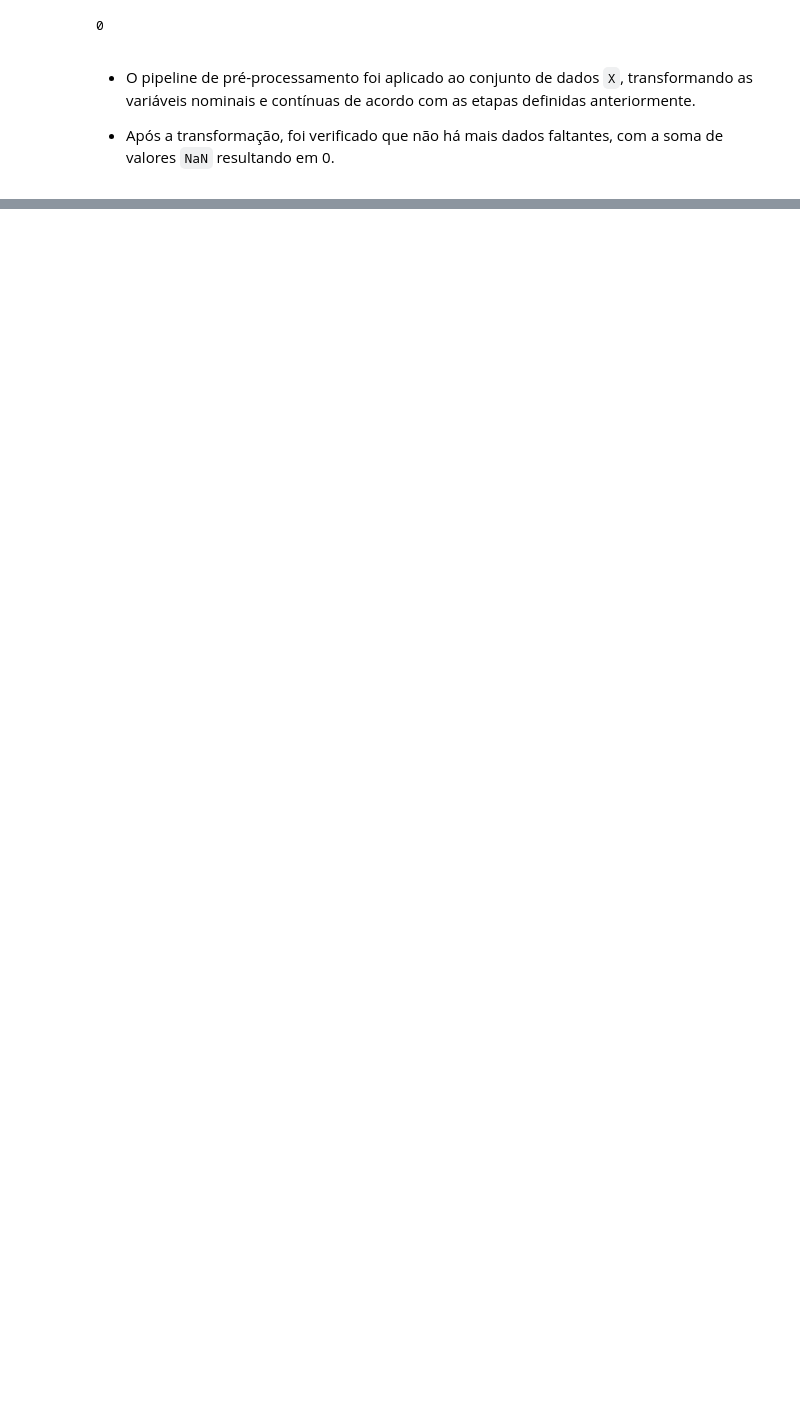
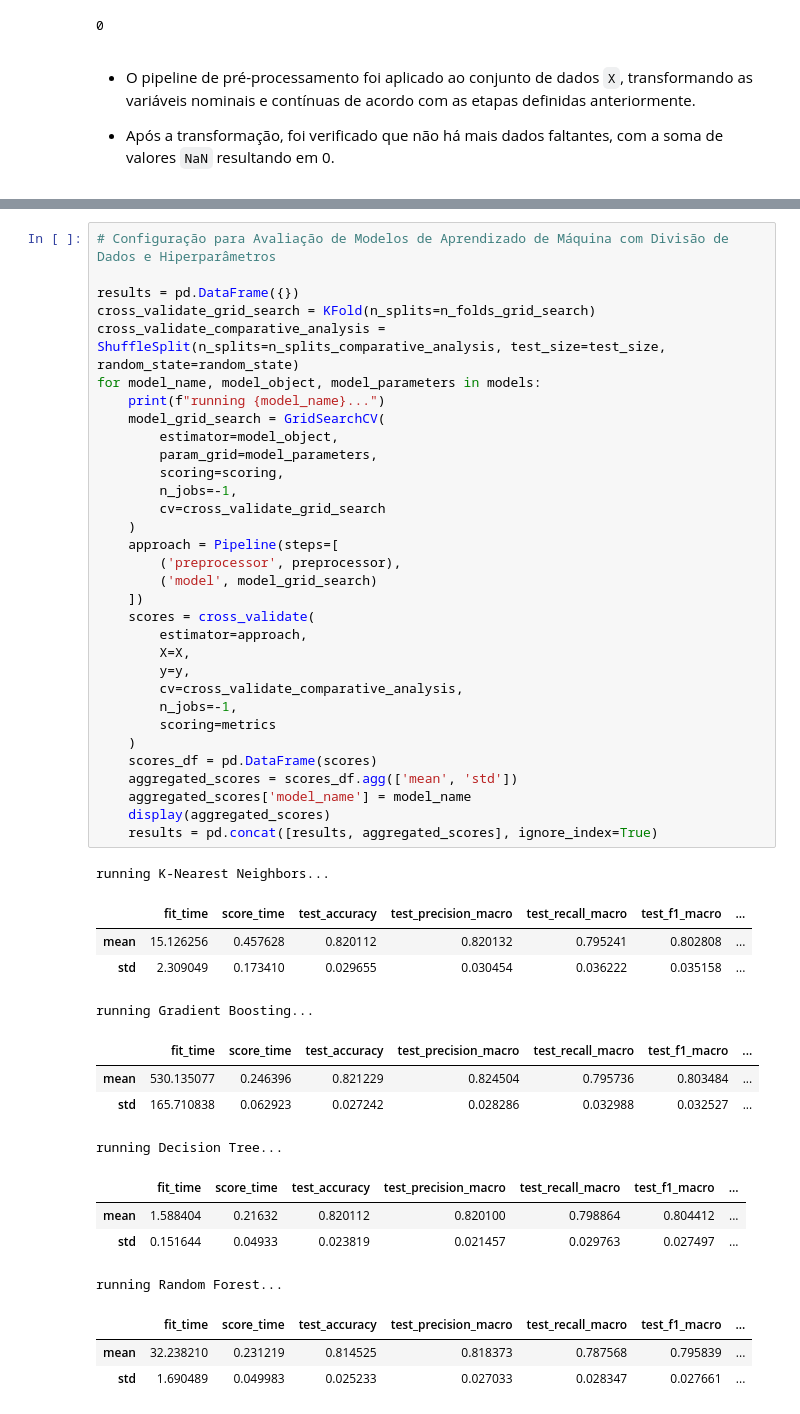
Before and after one commit to KesavaS2/Avanti-Bootcamp-cdd, a Jupyter notebook: notebooks/02-comparative_analysis.ipynb, the cells around one changed output, grey strips where cells are left out. Saved outputs shown, nothing was run; the diff lists cells and outputs as text; blank space fills up the shorter version.

```diff
--- a/notebooks/02-comparative_analysis.ipynb
+++ b/notebooks/02-comparative_analysis.ipynb
@@ -333,0 +493,49 @@ np.isnan(X_transformed).sum()
+# %%
+# Configuração para Avaliação de Modelos de Aprendizado de Máquina com Divisão de Dados e Hiperparâmetros
+
+results = pd.DataFrame({})
+cross_validate_grid_search = KFold(n_splits=n_folds_grid_search)
+cross_validate_comparative_analysis = ShuffleSplit(n_splits=n_splits_comparative_analysis, test_size=test_size, random_state=random_state)
+for model_name, model_object, model_parameters in models:
+    print(f"running {model_name}...")
+    model_grid_search = GridSearchCV(
+        estimator=model_object,
+        param_grid=model_parameters,
+        scoring=scoring,
+        n_jobs=-1,
+        cv=cross_validate_grid_search
+    )
+    approach = Pipeline(steps=[
+        ('preprocessor', preprocessor),
+        ('model', model_grid_search)
+    ])
+    scores = cross_validate(
+        estimator=approach,
+        X=X,
+        y=y,
+        cv=cross_validate_comparative_analysis,
+        n_jobs=-1,
+        scoring=metrics
+    )
+    scores_df = pd.DataFrame(scores)
+    aggregated_scores = scores_df.agg(['mean', 'std'])
+    aggregated_scores['model_name'] = model_name
+    display(aggregated_scores)
+    results = pd.concat([results, aggregated_scores], ignore_index=True)
+# %% [output]
+running K-Nearest Neighbors...
+|  | fit_time | score_time | test_accuracy | test_precision_macro | test_recall_macro | test_f1_macro | ... |
+| mean | 15.126256 | 0.457628 | 0.820112 | 0.820132 | 0.795241 | 0.802808 | ... |
+| std | 2.309049 | 0.173410 | 0.029655 | 0.030454 | 0.036222 | 0.035158 | ... |
+running Gradient Boosting...
+|  | fit_time | score_time | test_accuracy | test_precision_macro | test_recall_macro | test_f1_macro | ... |
+| mean | 530.135077 | 0.246396 | 0.821229 | 0.824504 | 0.795736 | 0.803484 | ... |
+| std | 165.710838 | 0.062923 | 0.027242 | 0.028286 | 0.032988 | 0.032527 | ... |
+running Decision Tree...
+|  | fit_time | score_time | test_accuracy | test_precision_macro | test_recall_macro | test_f1_macro | ... |
+| mean | 1.588404 | 0.21632 | 0.820112 | 0.820100 | 0.798864 | 0.804412 | ... |
+| std | 0.151644 | 0.04933 | 0.023819 | 0.021457 | 0.029763 | 0.027497 | ... |
+running Random Forest...
+|  | fit_time | score_time | test_accuracy | test_precision_macro | test_recall_macro | test_f1_macro | ... |
+| mean | 32.238210 | 0.231219 | 0.814525 | 0.818373 | 0.787568 | 0.795839 | ... |
+| std | 1.690489 | 0.049983 | 0.025233 | 0.027033 | 0.028347 | 0.027661 | ... |
```
Also changed, not shown: parts of 38 cells of this notebook, 1 other file.
